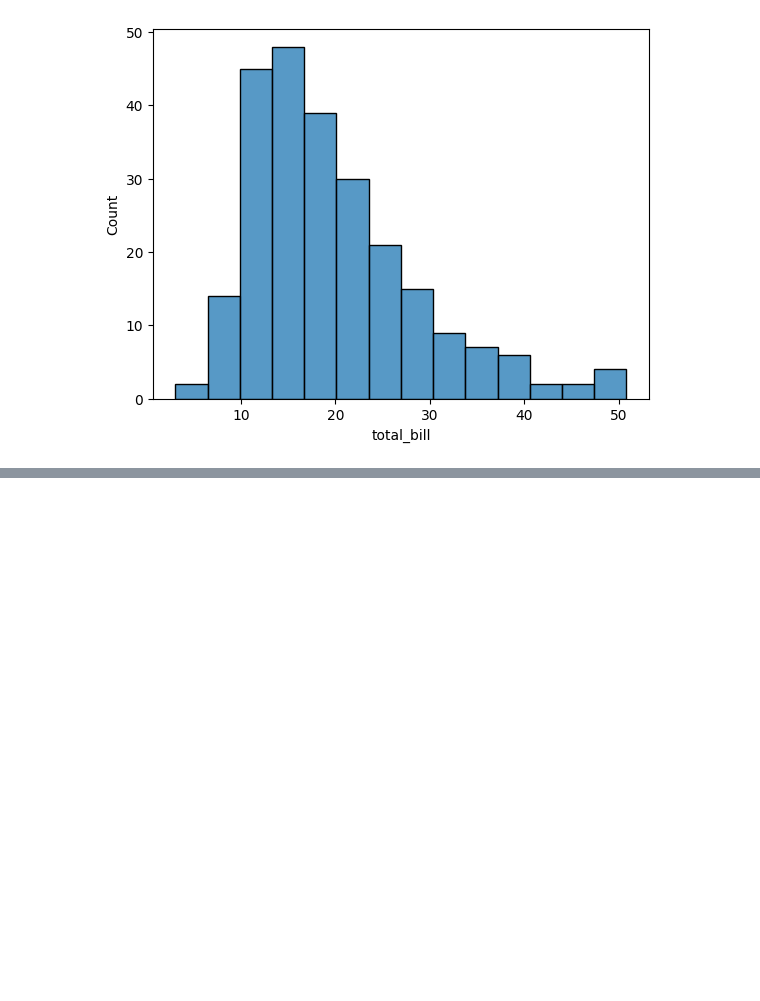
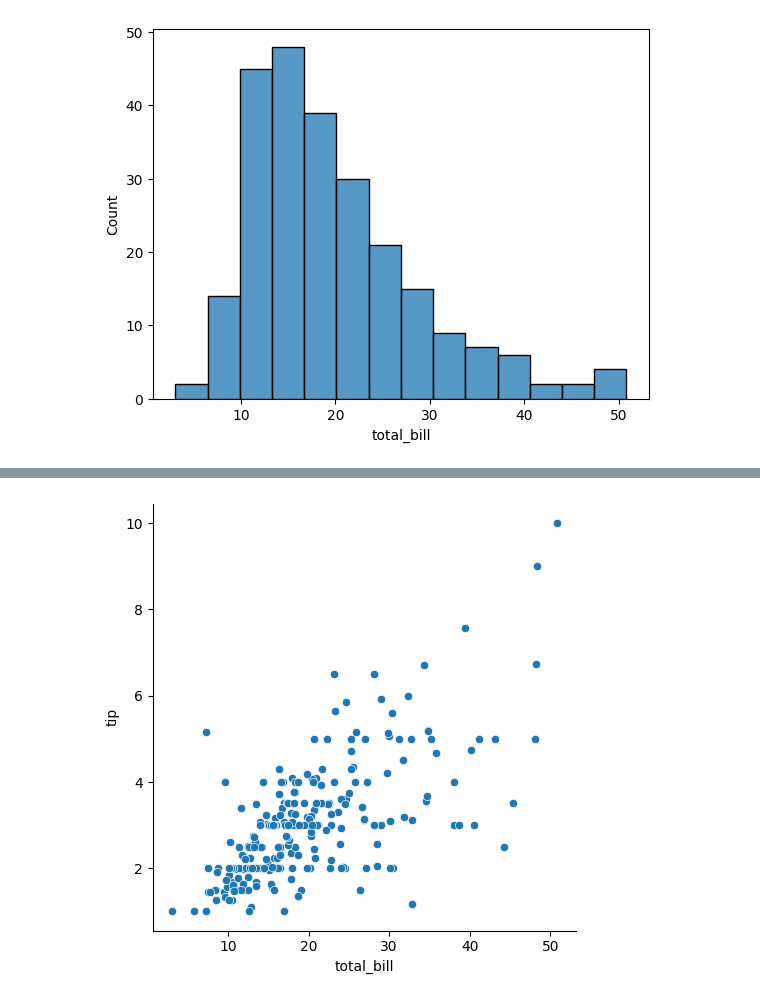
Before and after one commit to Ashwaniansh/SITP-12th-May, a Jupyter notebook: SEABORN/Basic.ipynb, the cells around one changed output, grey strips where cells are left out. Cells and saved outputs as stored; diff of their text form; code cells hidden in the pictures; blank space fills up the shorter version.

```diff
--- a/SEABORN/Basic.ipynb
+++ b/SEABORN/Basic.ipynb
@@ -54,0 +60,6 @@ plt.show()
+# %%
+# catplot and relplot
+sns.relplot(x='total_bill', y ='tip', data=data)
+plt.show()
+# %% [output]
+[figure, added]
```
Also changed, not shown: parts of 13 cells of this notebook, 1 other file.
